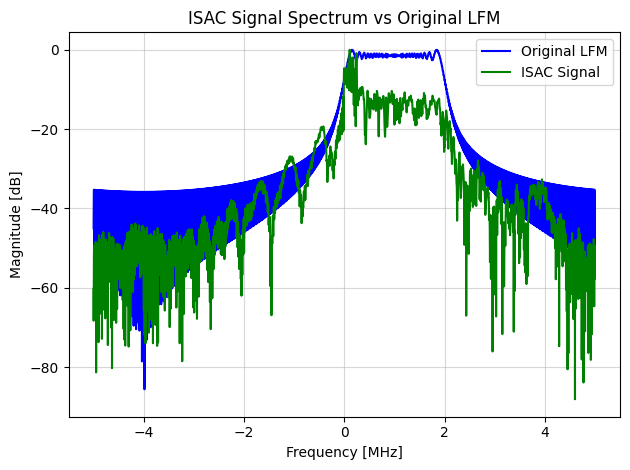
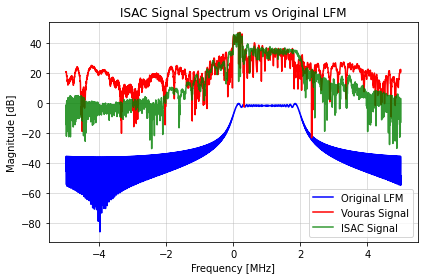
The notebook cell's code change between the first figure and the second:
--- before
+++ after
@@ -14,14 +14,26 @@
 vouras_signal = s_lin + OFDM_signal
 
+OFDM_freqs, OFDM_SIG = hlp.spectrum(OFDM_signal, Fs, 2**14)
 
 ISAC_freqs, ISAC_SIGNAL = hlp.spectrum(isac_signal, Fs, 2**14)
+VOURAS_freqs, VOURAS_SIGNAL = hlp.spectrum(vouras_signal, Fs, 2**14)
+
+I2 = S_nulled + OFDM_SIG
+V2 = S_lin + OFDM_SIG
+
+I2_db = 20*np.log10(np.abs(I2) + 1e-40)
+V2_db = 20*np.log10(np.abs(V2) + 1e-40)
 
 S_isac_db = 20*np.log10(np.abs(ISAC_SIGNAL) + 1e-40)
-S_isac_norm = 20*np.log10(np.abs(ISAC_SIGNAL)/np.max(np.abs(ISAC_SIGNAL)) + 1e-40)
+S_isac_norm = 20*np.log10(np.abs(ISAC_SIGNAL)/np.max(np.abs(ISAC_SIGNAL))+1e-40)
+
+S_vouras_db = 20*np.log10(np.abs(VOURAS_SIGNAL) + 1e-40)
+S_vouras_norm = 20*np.log10(np.abs(VOURAS_SIGNAL)/np.max(np.abs(VOURAS_SIGNAL))+1e-40)
 
 # plotting results in the frequency domain
 plt.figure()
 plt.plot(freqs/1e6, S_orig_norm, label='Original LFM', color='blue')
-plt.plot(ISAC_freqs/1e6, S_isac_norm, label='ISAC Signal', color='green')
+plt.plot(VOURAS_freqs/1e6, S_vouras_db, label='Vouras Signal', color='red')
+plt.plot(ISAC_freqs/1e6, S_isac_db, label='ISAC Signal', color='green', alpha=0.8)
 # plt.plot(freqs/1e6, S_final_norm, label='Final Signal', color='red')
 plt.title("ISAC Signal Spectrum vs Original LFM")
@@ -32,2 +44,15 @@
 plt.tight_layout()
 plt.show()
+
+plt.figure()
+plt.plot(freqs/1e6, S_orig_norm, label='Original LFM', color='blue')
+plt.plot(VOURAS_freqs/1e6, V2_db, label='Vouras Signal', color='red')
+plt.plot(ISAC_freqs/1e6, I2_db, label='ISAC Signal', color='green', alpha=0.8)
+# plt.plot(freqs/1e6, S_final_norm, label='Final Signal', color='red')
+plt.title("ISAC Signal Spectrum vs Original LFM")
+plt.xlabel("Frequency [MHz]")
+plt.ylabel("Magnitude [dB]")
+plt.legend()
+plt.grid(True, alpha=0.5)
+plt.tight_layout()
+plt.show()

Commit: Changed Things, CHECK LINEAR ISAC vs VOURAS!!